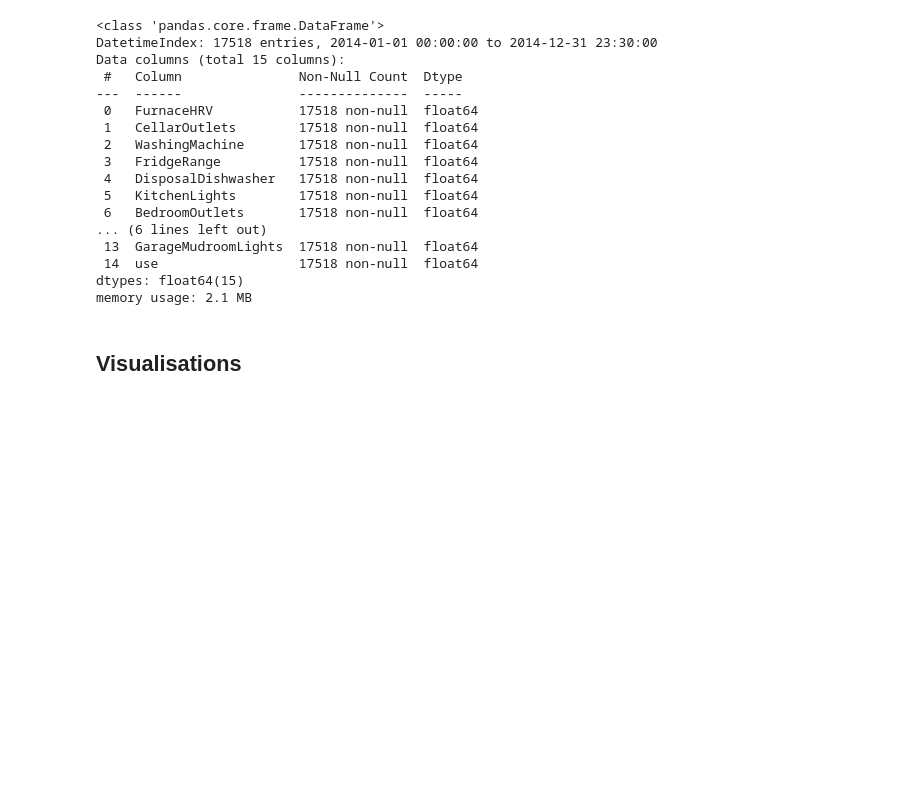
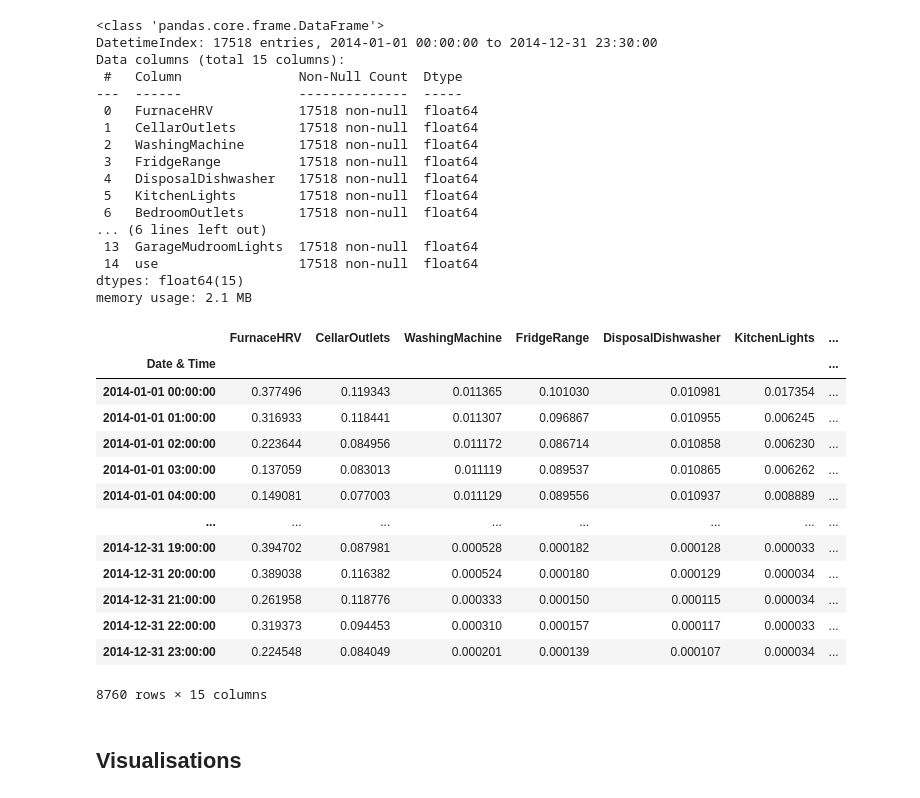
Before and after one commit to joaonpsilva/Tese_House_Energy_Prediciton, a Jupyter notebook: Energy_Pred_MultiVariate-Copy1.ipynb, the cells around one changed output. Cells and saved outputs as stored; diff of their text form; code cells hidden in the pictures; blank space fills up the shorter version.

```diff
--- a/Energy_Pred_MultiVariate-Copy1.ipynb
+++ b/Energy_Pred_MultiVariate-Copy1.ipynb
@@ -118,10 +105,29 @@ memory usage: 2.1 MB
 # %%
 #GROUP DATA PER HOUR INTERVAL
 
 #data  is in KwH, basta fazer a media
-df = df.resample('H').mean()
+df = df.resample('H').sum()
+
+df.dropna()
 
 #SOME FEATURES THAT MIGHT BE IMPORTANT
-df['month'] = df.index.month
-df['weekday'] = df.index.day
-df['hour'] = df.index.hour
+#df['month'] = df.index.month
+#df['weekday'] = df.index.day
+#df['hour'] = df.index.hour
+
+df
+# %% [output]
+|  | FurnaceHRV | CellarOutlets | WashingMachine | FridgeRange | DisposalDishwasher | KitchenLights | ... |
+| Date & Time |  |  |  |  |  |  | ... |
+| 2014-01-01 00:00:00 | 0.377496 | 0.119343 | 0.011365 | 0.101030 | 0.010981 | 0.017354 | ... |
+| 2014-01-01 01:00:00 | 0.316933 | 0.118441 | 0.011307 | 0.096867 | 0.010955 | 0.006245 | ... |
+| 2014-01-01 02:00:00 | 0.223644 | 0.084956 | 0.011172 | 0.086714 | 0.010858 | 0.006230 | ... |
+| 2014-01-01 03:00:00 | 0.137059 | 0.083013 | 0.011119 | 0.089537 | 0.010865 | 0.006262 | ... |
+| 2014-01-01 04:00:00 | 0.149081 | 0.077003 | 0.011129 | 0.089556 | 0.010937 | 0.008889 | ... |
+| ... | ... | ... | ... | ... | ... | ... | ... |
+| 2014-12-31 19:00:00 | 0.394702 | 0.087981 | 0.000528 | 0.000182 | 0.000128 | 0.000033 | ... |
+| 2014-12-31 20:00:00 | 0.389038 | 0.116382 | 0.000524 | 0.000180 | 0.000129 | 0.000034 | ... |
+| 2014-12-31 21:00:00 | 0.261958 | 0.118776 | 0.000333 | 0.000150 | 0.000115 | 0.000034 | ... |
+| 2014-12-31 22:00:00 | 0.319373 | 0.094453 | 0.000310 | 0.000157 | 0.000117 | 0.000033 | ... |
+| 2014-12-31 23:00:00 | 0.224548 | 0.084049 | 0.000201 | 0.000139 | 0.000107 | 0.000034 | ... |
+8760 rows × 15 columns
```
Also changed, not shown: parts of 9 cells of this notebook.
